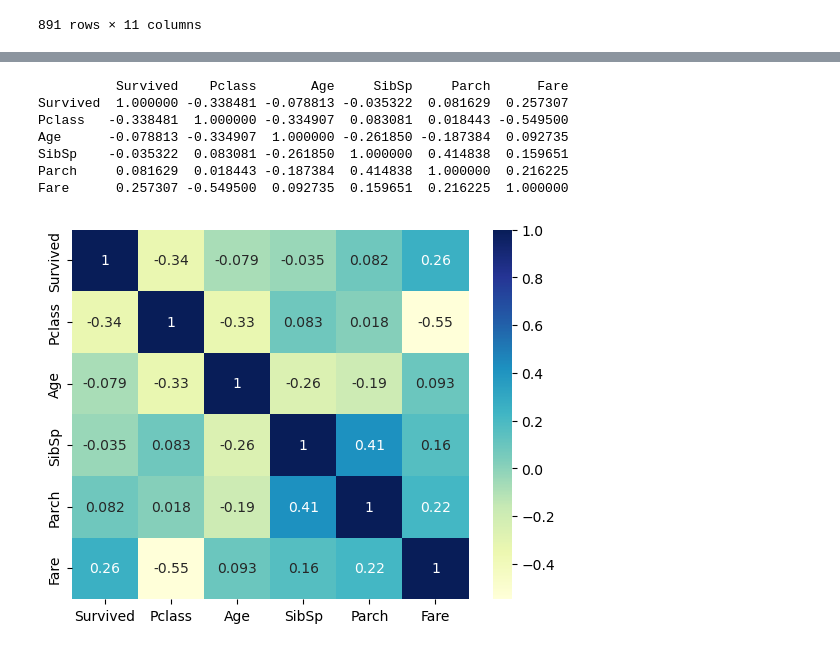
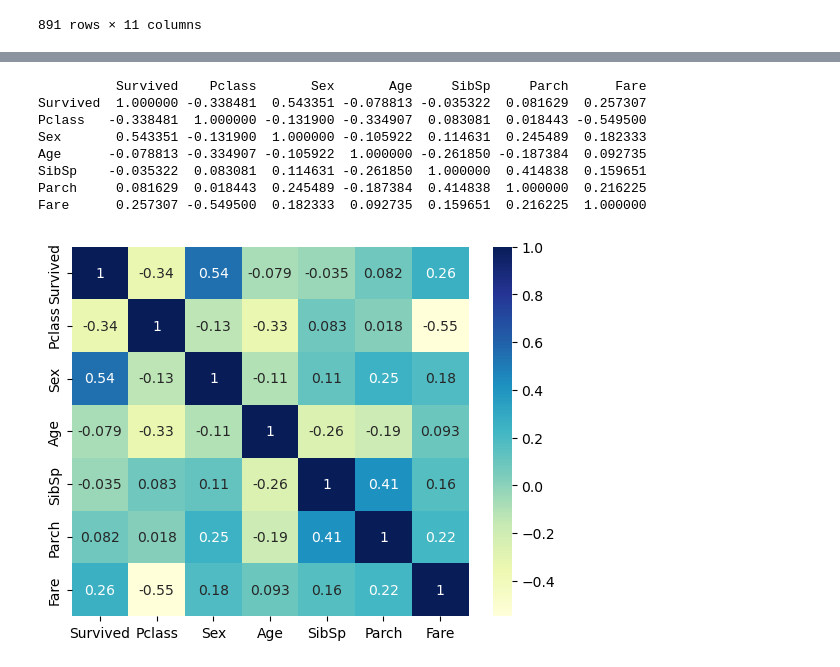
Before and after one commit to AndresOrantes/Reto_Titanic_Equipo5, a Jupyter notebook: InicioTitanic.ipynb, the cells around one changed output, grey strips where cells are left out. Cells and saved outputs as stored; diff of their text form; code cells hidden in the pictures.

```diff
--- a/InicioTitanic.ipynb
+++ b/InicioTitanic.ipynb
@@ -241,3 +241,6 @@ train
 | 889 | 1 | 1 | Behr, Mr. Karl Howell | male | 26.0 | 0 | 0 | 111369 | 30.0000 | C | Mr |
 | 890 | 0 | 3 | Dooley, Mr. Patrick | male | 32.0 | 0 | 0 | 370376 | 7.7500 | Q | Mr |
 891 rows × 11 columns
+# %%
+train['Sex'].replace(['male', 'female'],
+                        [0, 1], inplace=True)
@@ -244,18 +257,19 @@ train
 # %%
 # prints data that will be plotted
 # columns shown here are selected by corr() since
 # they are ideal for the plot
-datacorr=train.drop(columns=['Name','Sex','Ticket','Embarked','Title'])
+datacorr=train.drop(columns=['Name','Ticket','Embarked','Title'])
 print(datacorr.corr())
 
 # plotting correlation heatmap
 dataplot = sb.heatmap(datacorr.corr(), cmap="YlGnBu", annot=True)
 # %% [output]
-          Survived    Pclass       Age     SibSp     Parch      Fare
-Survived  1.000000 -0.338481 -0.078813 -0.035322  0.081629  0.257307
-Pclass   -0.338481  1.000000 -0.334907  0.083081  0.018443 -0.549500
-Age      -0.078813 -0.334907  1.000000 -0.261850 -0.187384  0.092735
-SibSp    -0.035322  0.083081 -0.261850  1.000000  0.414838  0.159651
-Parch     0.081629  0.018443 -0.187384  0.414838  1.000000  0.216225
-Fare      0.257307 -0.549500  0.092735  0.159651  0.216225  1.000000
+          Survived    Pclass       Sex       Age     SibSp     Parch      Fare
+Survived  1.000000 -0.338481  0.543351 -0.078813 -0.035322  0.081629  0.257307
+Pclass   -0.338481  1.000000 -0.131900 -0.334907  0.083081  0.018443 -0.549500
+Sex       0.543351 -0.131900  1.000000 -0.105922  0.114631  0.245489  0.182333
+Age      -0.078813 -0.334907 -0.105922  1.000000 -0.261850 -0.187384  0.092735
+SibSp    -0.035322  0.083081  0.114631 -0.261850  1.000000  0.414838  0.159651
+Parch     0.081629  0.018443  0.245489 -0.187384  0.414838  1.000000  0.216225
+Fare      0.257307 -0.549500  0.182333  0.092735  0.159651  0.216225  1.000000
-[figure, old version]
+[figure, new version]
```
Also changed, not shown: parts of 1 cell of this notebook.
